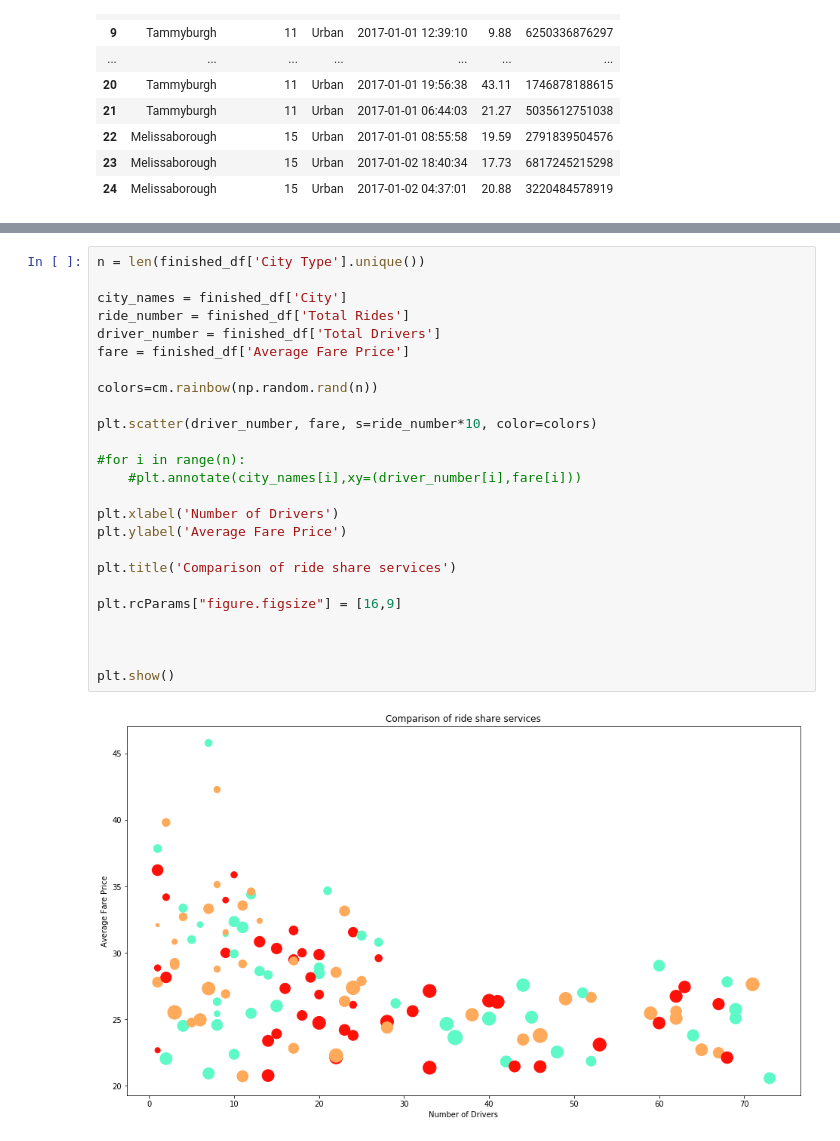
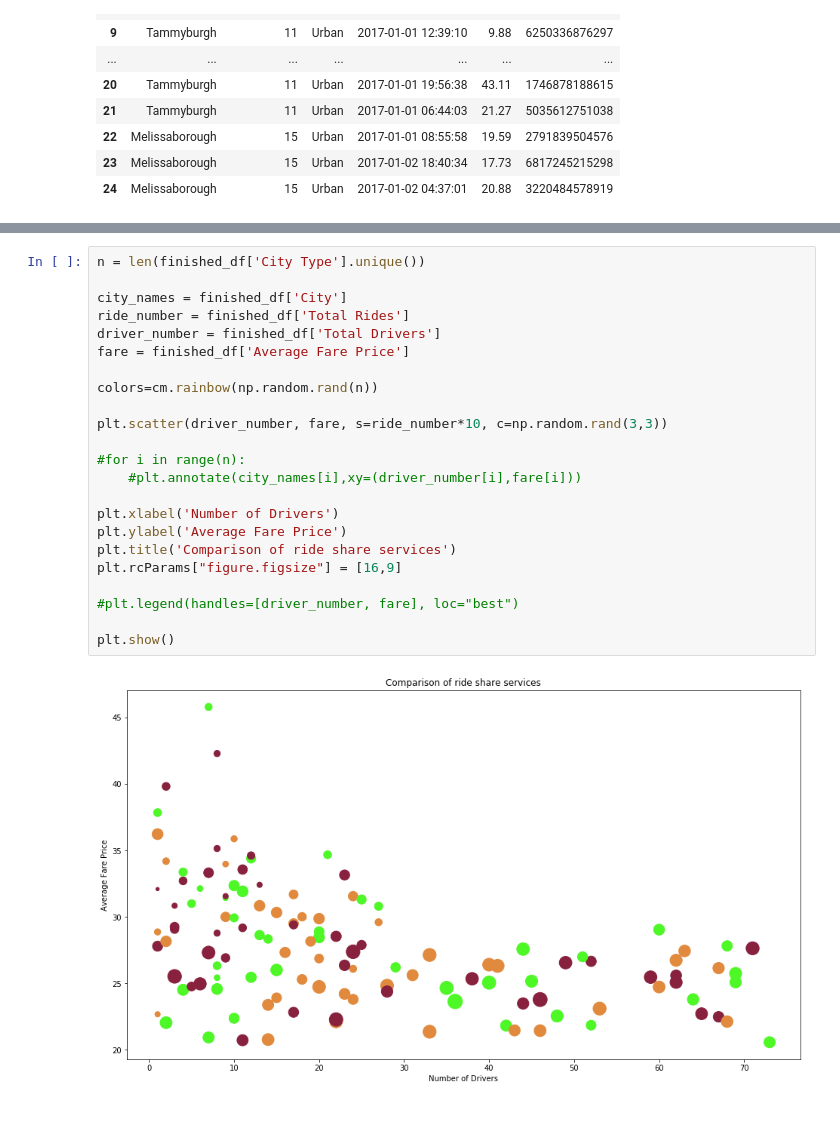
Before and after one commit to guthrieburns/Matplotlib-Homework, a Jupyter notebook: Pyber.ipynb, the cells around one changed output, grey strips where cells are left out. Saved outputs shown, nothing was run; the diff lists cells and outputs as text.

Commit message:
random small changes

```diff
--- a/Pyber.ipynb
+++ b/Pyber.ipynb
@@ -85,27 +87,25 @@ finished_df
 # %%
 n = len(finished_df['City Type'].unique())
 
 city_names = finished_df['City']
 ride_number = finished_df['Total Rides']
 driver_number = finished_df['Total Drivers']
 fare = finished_df['Average Fare Price']
 
 colors=cm.rainbow(np.random.rand(n))
 
-plt.scatter(driver_number, fare, s=ride_number*10, color=colors)
+plt.scatter(driver_number, fare, s=ride_number*10, c=np.random.rand(3,3))
 
 #for i in range(n):
     #plt.annotate(city_names[i],xy=(driver_number[i],fare[i]))
 
 plt.xlabel('Number of Drivers')
 plt.ylabel('Average Fare Price')
-
 plt.title('Comparison of ride share services')
-
 plt.rcParams["figure.figsize"] = [16,9]
 
-
+#plt.legend(handles=[driver_number, fare], loc="best")
 
 plt.show()
 # %% [output]
-[figure, old version]
+[figure, new version]
```
Also changed, not shown: parts of 1 cell of this notebook.
